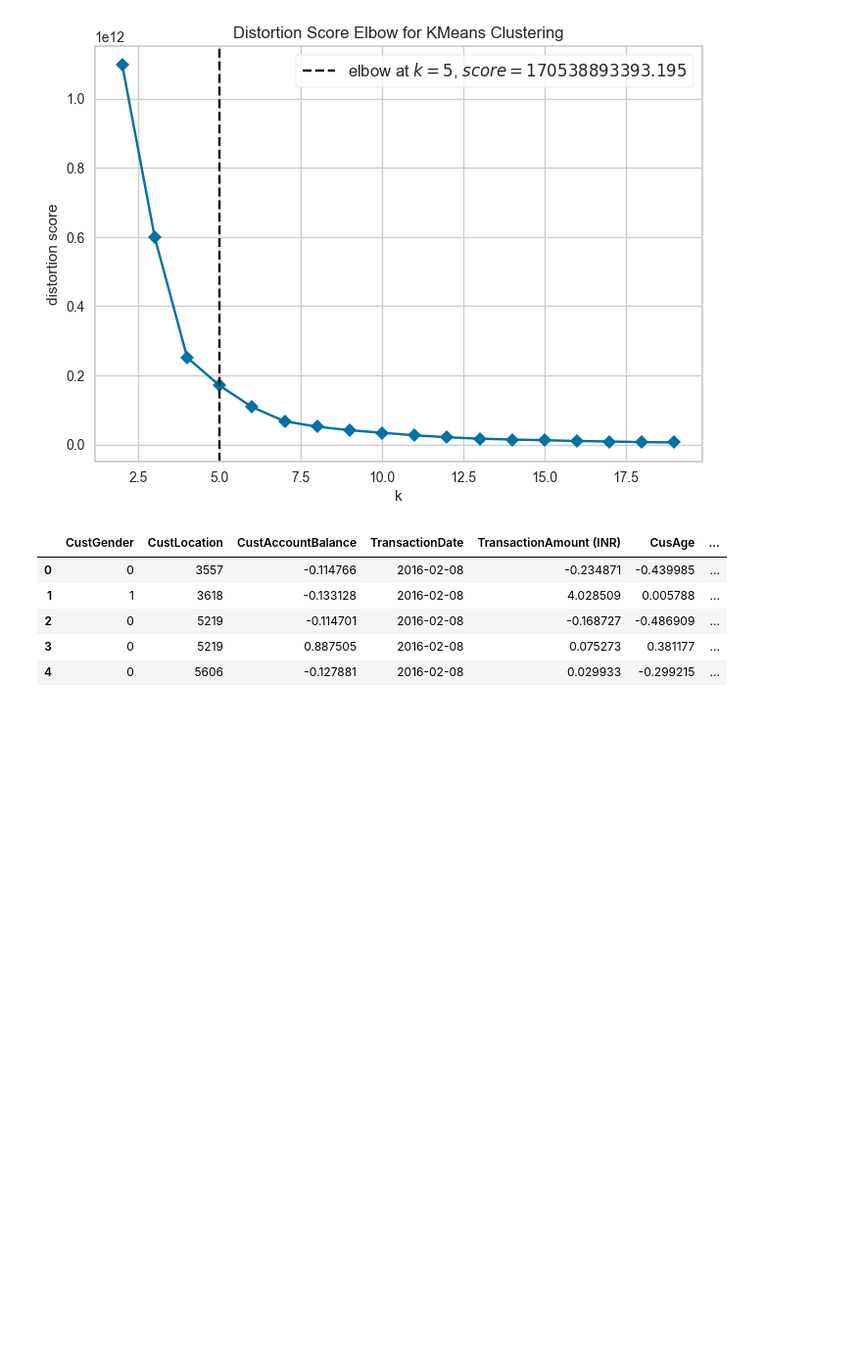
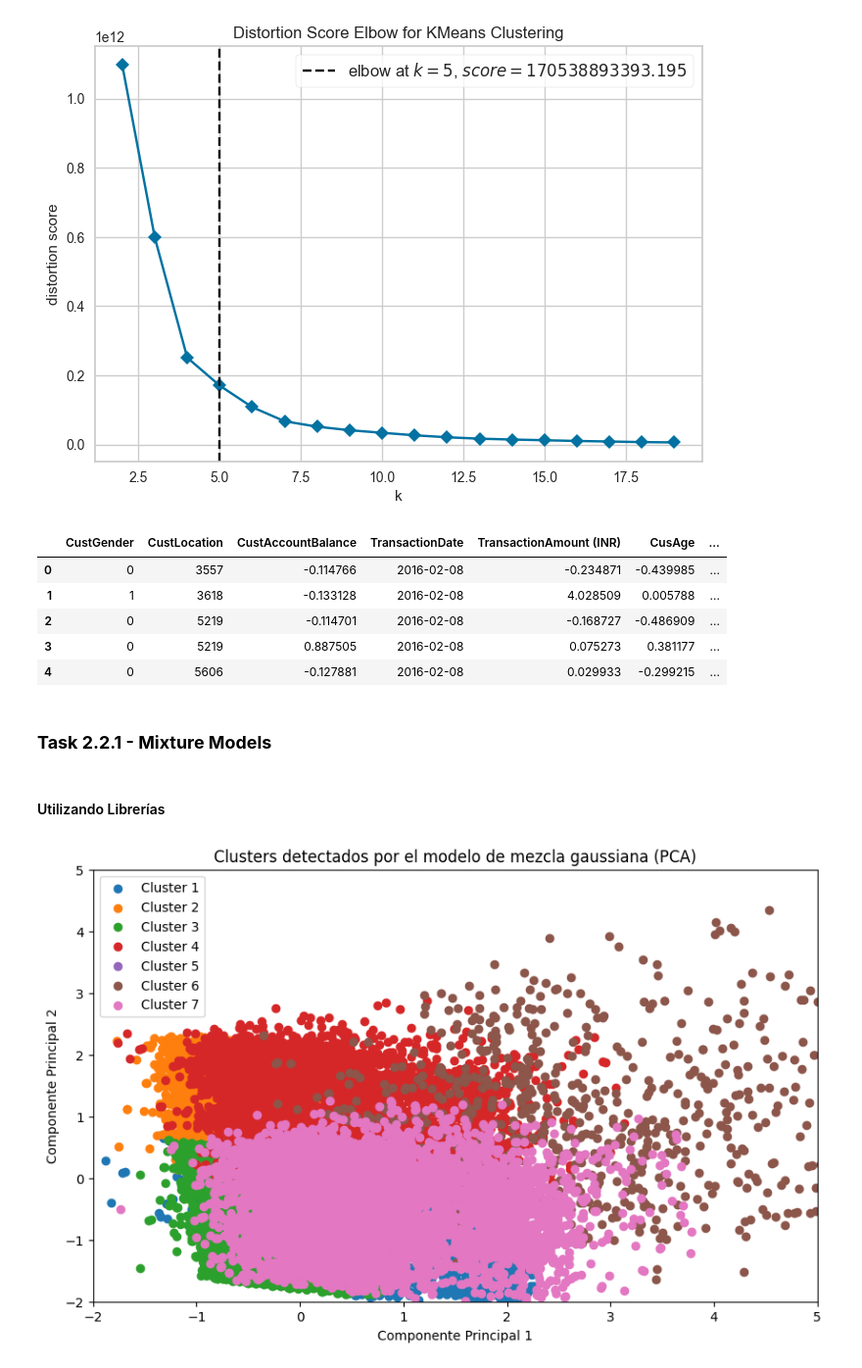
Before and after one commit to DanielMorales1103/Lab4-IA, a Jupyter notebook: lab4.ipynb, the cells around one changed output. Shown at 98% size. Cells and saved outputs as stored; diff of their text form; code cells hidden in the pictures; blank space fills up the shorter version.

```diff
--- a/lab4.ipynb
+++ b/lab4.ipynb
@@ -308,3 +308,49 @@ df1.head()
 | 2 | 0 | 5219 | -0.114701 | 2016-02-08 | -0.168727 | -0.486909 | ... |
 | 3 | 0 | 5219 | 0.887505 | 2016-02-08 | 0.075273 | 0.381177 | ... |
 | 4 | 0 | 5606 | -0.127881 | 2016-02-08 | 0.029933 | -0.299215 | ... |
+# %% [markdown]
+### **Task 2.2.1 - Mixture Models**
+# %% [markdown]
+#### Utilizando Librerías
+# %%
+import numpy as np
+import matplotlib.pyplot as plt
+from sklearn.mixture import GaussianMixture
+from sklearn.decomposition import PCA
+from sklearn.preprocessing import StandardScaler
+# df1 = df1.drop(columns=['TransactionDate'])
+# Crear y ajustar el modelo de mezcla gaussiana
+scaler = StandardScaler()
+df1_scaled = scaler.fit_transform(df1)
+clusters = 7
+df1_sampled = df1_scaled[np.random.choice(df1_scaled.shape[0], 50000, replace=False), :]  # Reducir el tamaño del dataset para PCA
+gmm = GaussianMixture(n_components=clusters, random_state=1)
+gmm.fit(df1_sampled)
+# df1 = df1.sample(50000, random_state=1)
+# gmm = GaussianMixture(n_components=clusters, random_state=1)  # Seleccionamos 2 componentes para empezar
+# gmm.fit(df1)
+
+# Obtener las etiquetas de los clusters
+labels = gmm.predict(df1_sampled)
+
+# Aplicar PCA para reducción de dimensionalidad
+pca = PCA(n_components=2)
+X_pca = pca.fit_transform(df1_sampled)
+
+# Visualizar los clusters
+plt.figure(figsize=(10, 6))
+for i in range(clusters):
+    plt.scatter(X_pca[labels == i, 0], X_pca[labels == i, 1], label=f'Cluster {i+1}')
+
+
+plt.title('Clusters detectados por el modelo de mezcla gaussiana (PCA)')
+plt.xlabel('Componente Principal 1')
+plt.ylabel('Componente Principal 2')
+plt.xlim(-2,5)
+plt.ylim(-2,5)
+# Obtener la varianza explicada por cada componente principal
+explained_variance = pca.explained_variance_ratio_
+plt.legend()
+plt.show()
+# %% [output]
+[figure, added]
```
Also changed, not shown: parts of 3 cells of this notebook.
